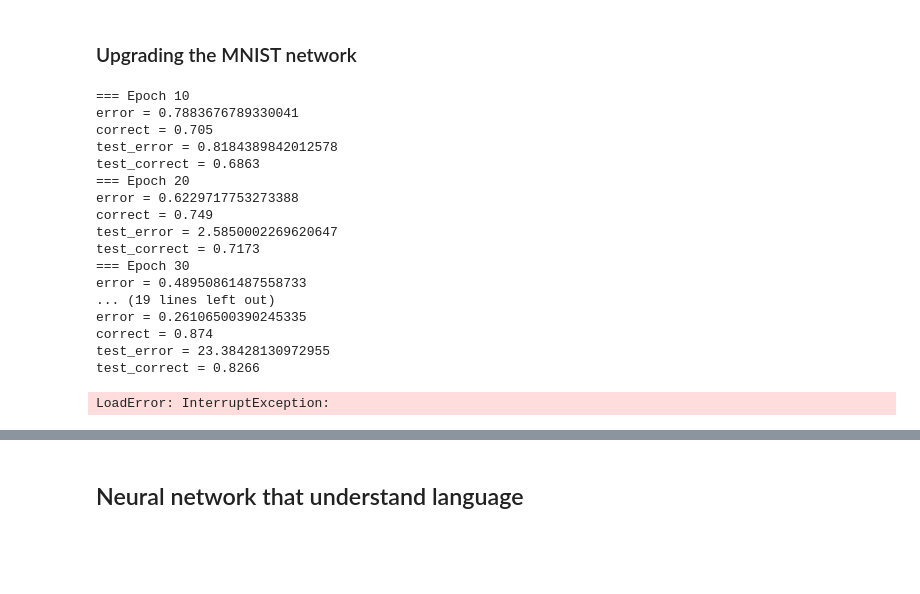
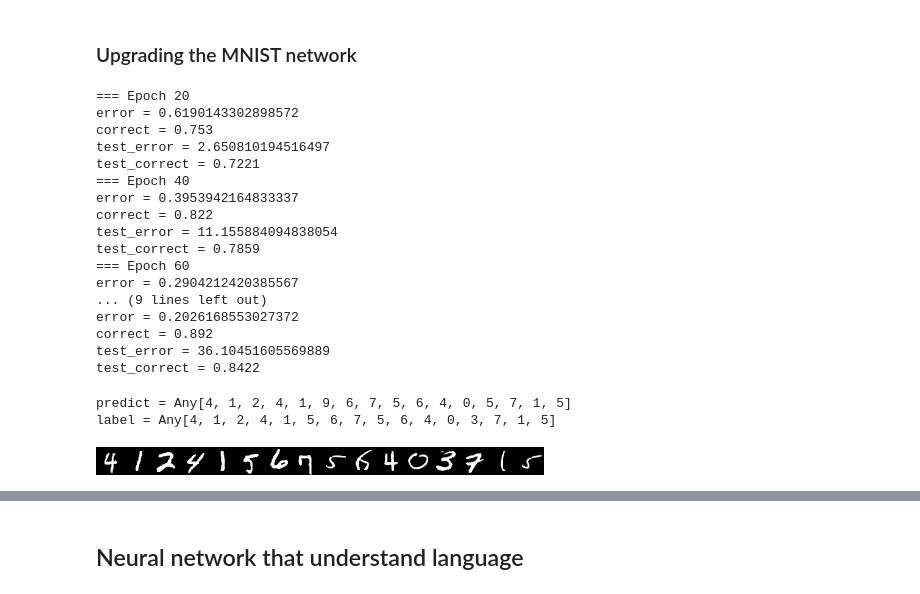
Before and after one commit to tudoanh/machine-learning, a Jupyter notebook: grokking_deep_learning_julia.ipynb, the cells around one changed output, grey strips where cells are left out. Cells and saved outputs as stored; diff of their text form; code cells hidden in the pictures; blank space fills up the shorter version.

Commit message:
add mnist example

```diff
--- a/grokking_deep_learning_julia.ipynb
+++ b/grokking_deep_learning_julia.ipynb
@@ -530,7 +530,7 @@ test_x, test_y  = MNIST.testdata();
 labels = one_hot_encoding(train_y)
 test_labels = one_hot_encoding(test_y)
 
-α, iterations = 2, 301
+α, iterations = 2, 101
 hidden_size, pixels_per_image, num_labels = 128, 28 * 28, 10
 batch_size = 100
 
@@ -559,7 +559,7 @@ for epoch in 1:iterations
         weights₀ += α * (layer₀' * layer₁∇)
     end
 
-    if rem(epoch, 10) == 0
+    if rem(epoch, 20) == 0
         println("=== Epoch $(epoch)")
         test_size = 10000
         correct /= train_size
@@ -580,24 +580,53 @@ for epoch in 1:iterations
     end
 end
 # %% [output]
-=== Epoch 10
-error = 0.7883676789330041
-correct = 0.705
-test_error = 0.8184389842012578
-test_correct = 0.6863
 === Epoch 20
-error = 0.6229717753273388
-correct = 0.749
-test_error = 2.5850002269620647
-test_correct = 0.7173
-=== Epoch 30
-error = 0.48950861487558733
-... (19 lines left out)
-error = 0.26106500390245335
-correct = 0.874
-test_error = 23.38428130972955
-test_correct = 0.8266
+error = 0.6190143302898572
+correct = 0.753
+test_error = 2.650810194516497
+test_correct = 0.7221
+=== Epoch 40
+error = 0.3953942164833337
+correct = 0.822
+test_error = 11.155884094838054
+test_correct = 0.7859
+=== Epoch 60
+error = 0.2904212420385567
+... (9 lines left out)
+error = 0.2026168553027372
+correct = 0.892
+test_error = 36.10451605569889
+test_correct = 0.8422
-LoadError: InterruptException:
+# %%
+using Flux: onecold
+using Images
+
+function test_model(image)
+    layer₀ = reshape(image, 1, 28*28)
+    layer₁ = tanh.(layer₀ * weights₀)
+    layer₂ = layer₁ * weights₁
+    argmax(layer₂)[2] - 1
+end
+
+n = rand(1:10000, 16)
+grid = [
+    MNIST.convert2image(test_x[:, :, i])
+    for i in n
+]
+predict, label = [], []
+
+for i in n
+    push!(predict, test_model(test_x[:, :, i]))
+    push!(label, onecold(test_labels[:, i]) - 1)
+end
+
+@show predict label
+
+mosaicview(grid; nrow=1)
+# %% [output]
+predict = Any[4, 1, 2, 4, 1, 9, 6, 7, 5, 6, 4, 0, 5, 7, 1, 5]
+label = Any[4, 1, 2, 4, 1, 5, 6, 7, 5, 6, 4, 0, 3, 7, 1, 5]
+[figure, added]
 # %%
 using CUDA
 CUDA.functional()
```
Also changed, not shown: parts of 2 cells of this notebook.
